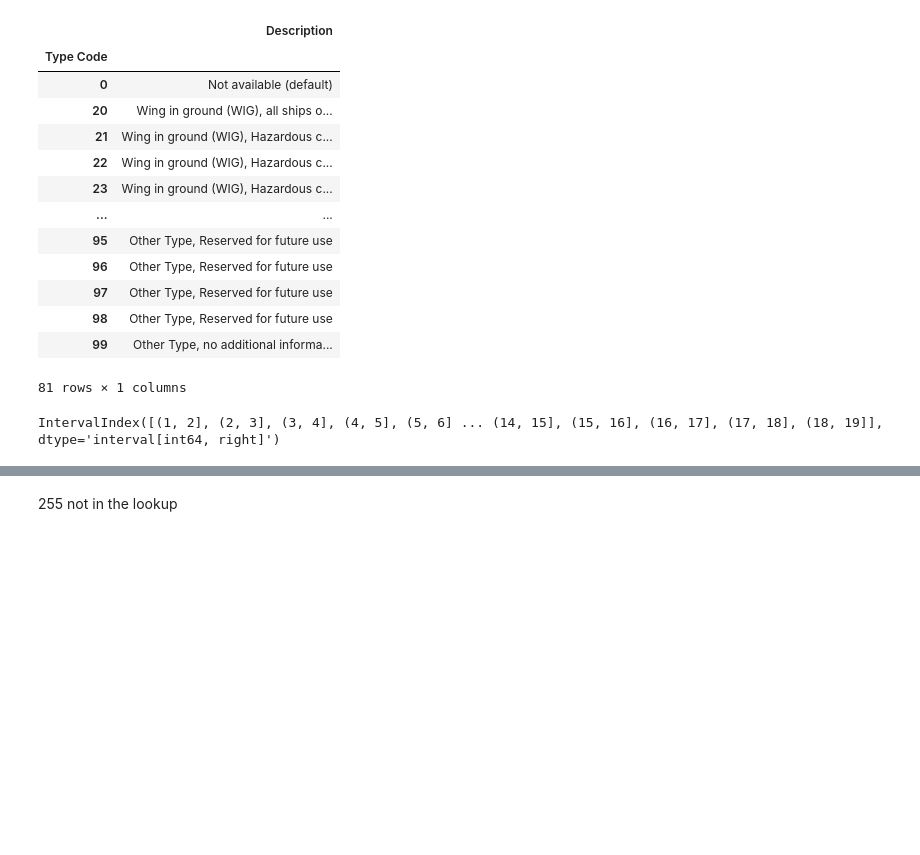
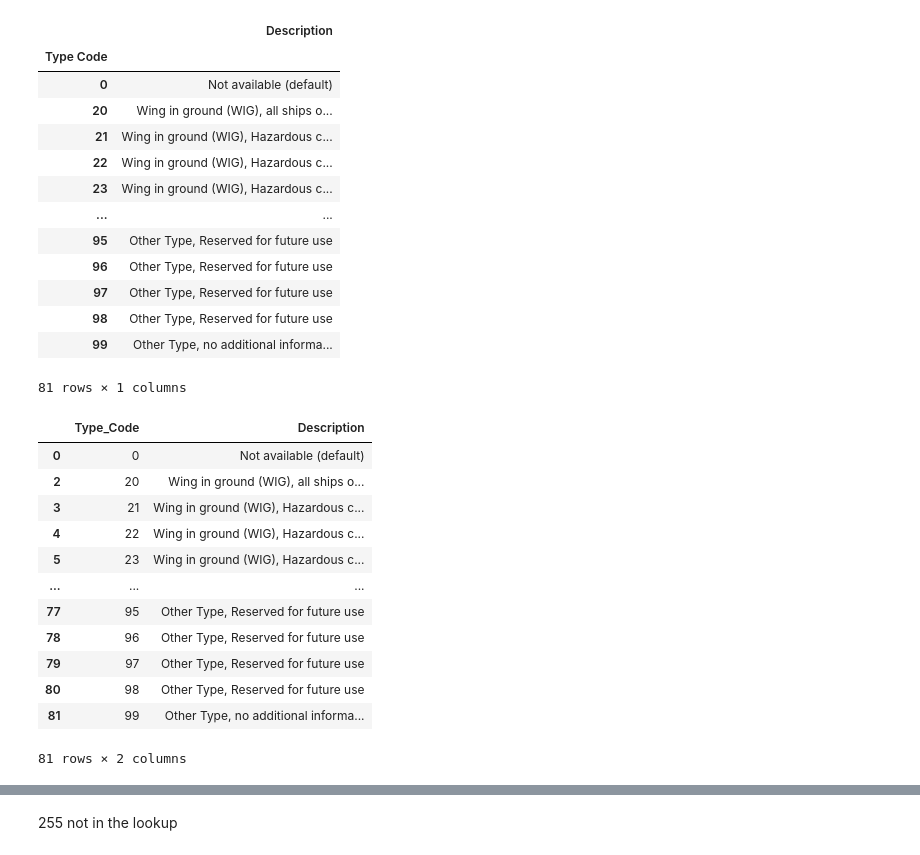
Before and after one commit to stelios-c/ais_USA, a Jupyter notebook: ais_usa_local.ipynb, the cells around one changed output, grey strips where cells are left out. Cells and saved outputs as stored; diff of their text form; code cells hidden in the pictures; blank space fills up the shorter version.

```diff
--- a/ais_usa_local.ipynb
+++ b/ais_usa_local.ipynb
@@ -225,10 +247,22 @@ ais_types.set_index('Type Code').drop(index='1-19')
 | 98 | Other Type, Reserved for future use |
 | 99 | Other Type, no additional informa... |
 81 rows × 1 columns
-# %%
-pd.interval_range(start=1,end=19,freq=1)
-# %% [output]
-IntervalIndex([(1, 2], (2, 3], (3, 4], (4, 5], (5, 6] ... (14, 15], (15, 16], (16, 17], (17, 18], (18, 19]], dtype='interval[int64, right]')
+# %%
+ais_types.rename(columns={"Type Code":"Type_Code"}).query("Type_Code!='1-19'").astype({"Type_Code":"int32"})
+# %% [output]
+|  | Type_Code | Description |
+| 0 | 0 | Not available (default) |
+| 2 | 20 | Wing in ground (WIG), all ships o... |
+| 3 | 21 | Wing in ground (WIG), Hazardous c... |
+| 4 | 22 | Wing in ground (WIG), Hazardous c... |
+| 5 | 23 | Wing in ground (WIG), Hazardous c... |
+| ... | ... | ... |
+| 77 | 95 | Other Type, Reserved for future use |
+| 78 | 96 | Other Type, Reserved for future use |
+| 79 | 97 | Other Type, Reserved for future use |
+| 80 | 98 | Other Type, Reserved for future use |
+| 81 | 99 | Other Type, no additional informa... |
+81 rows × 2 columns
 # %%
 (ais_ships_df
  .groupby('VesselType')
```
Also changed, not shown: parts of 3 cells of this notebook.
